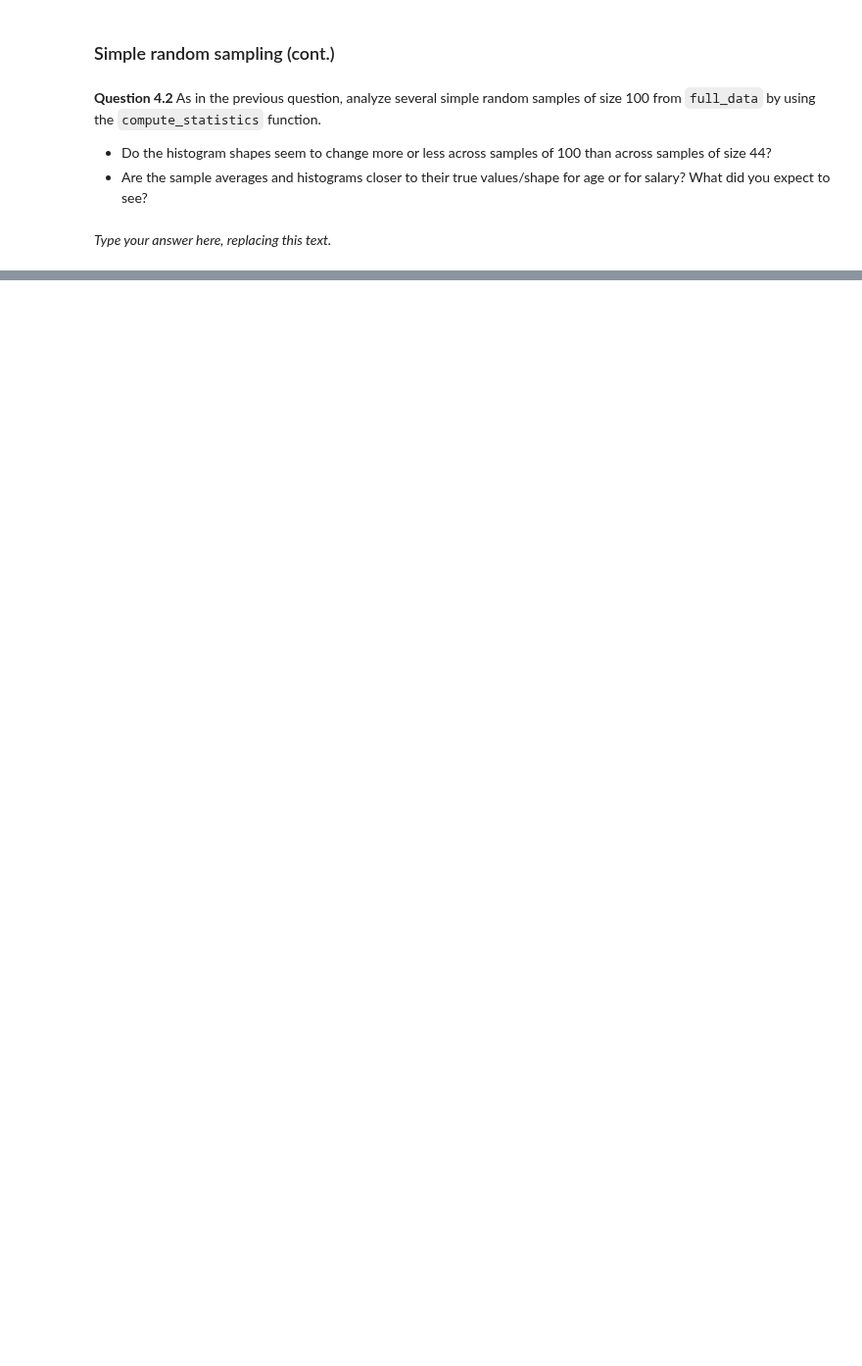
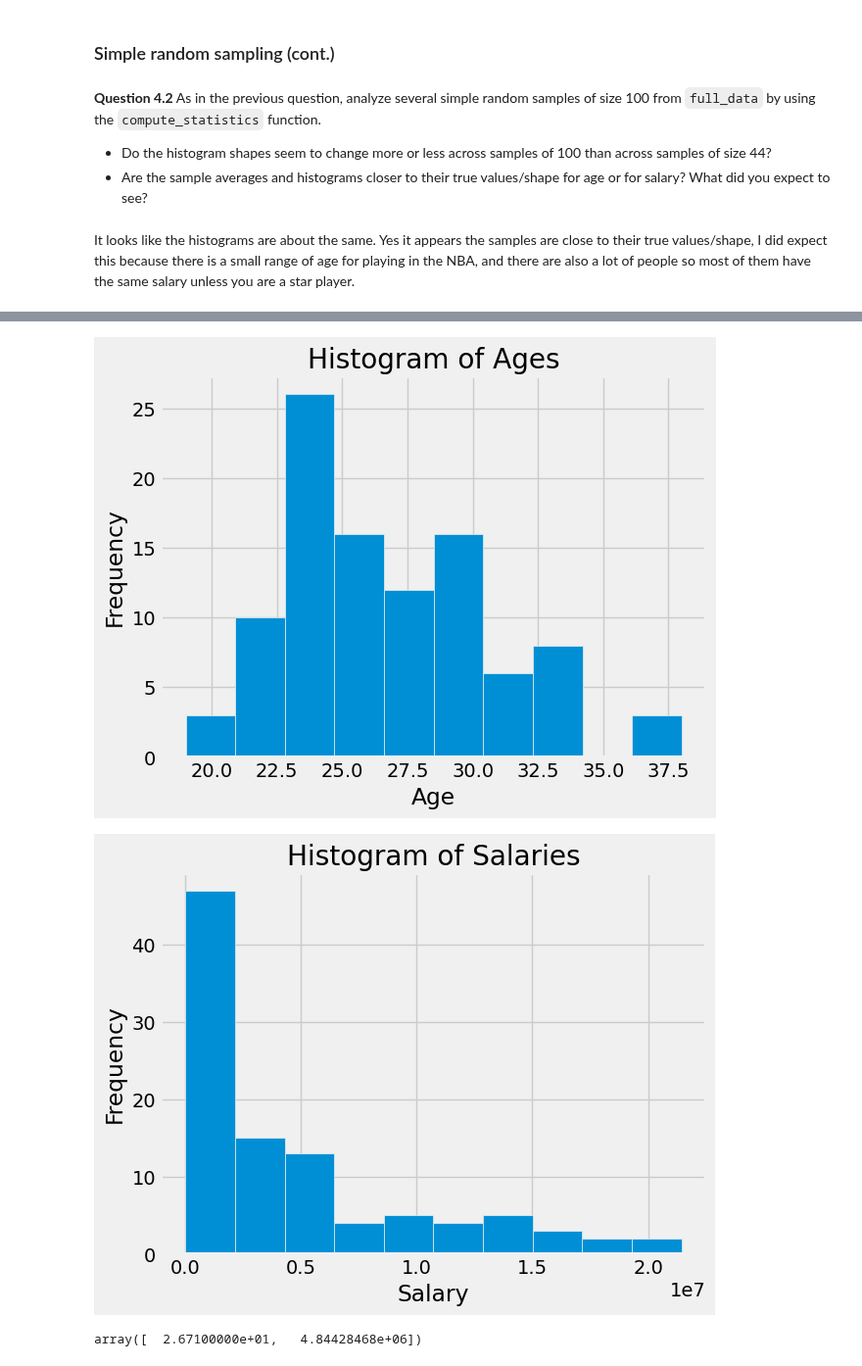
Before and after one commit to ttlarson13/Data-Analytics-Fall-25, a Jupyter notebook: lab05-1/lab05/lab05.ipynb, the cells around one changed output, grey strips where cells are left out. Shown at 98% size. Saved outputs shown, nothing was run; the diff lists cells and outputs as text; code cells hidden in the pictures; blank space fills up the shorter version.

```diff
--- a/lab05-1/lab05/lab05.ipynb
+++ b/lab05-1/lab05/lab05.ipynb
@@ -453,11 +492,15 @@ grader.check("q41")
 **Question 4.2** As in the previous question, analyze several simple random samples of size 100 from `full_data` by using the `compute_statistics` function.
 - Do the histogram shapes seem to change more or less across samples of 100 than across samples of size 44?
 - Are the sample averages and histograms closer to their true values/shape for age or for salary?  What did you expect to see?
-# %% [markdown]
-_Type your answer here, replacing this text._
+# %% [markdown]
+It looks like the histograms are about the same. Yes it appears the samples are close to their true values/shape, I did expect this because there is a small range of age for playing in the NBA, and there are also a lot of people so most of them have the same salary unless you are a star player.
 # %% [markdown]
 <!-- BEGIN QUESTION -->
 # %%
-my_large_srswor_data = ...
-my_large_stats = ...
+my_large_srswor_data = full_data.sample(100, with_replacement= False)
+my_large_stats = compute_statistics(my_large_srswor_data)
 my_large_stats
+# %% [output]
+[figure, added]
+[figure, added]
+array([  2.67100000e+01,   4.84428468e+06])
```
Also changed, not shown: parts of 12 cells of this notebook, 2 other files.
